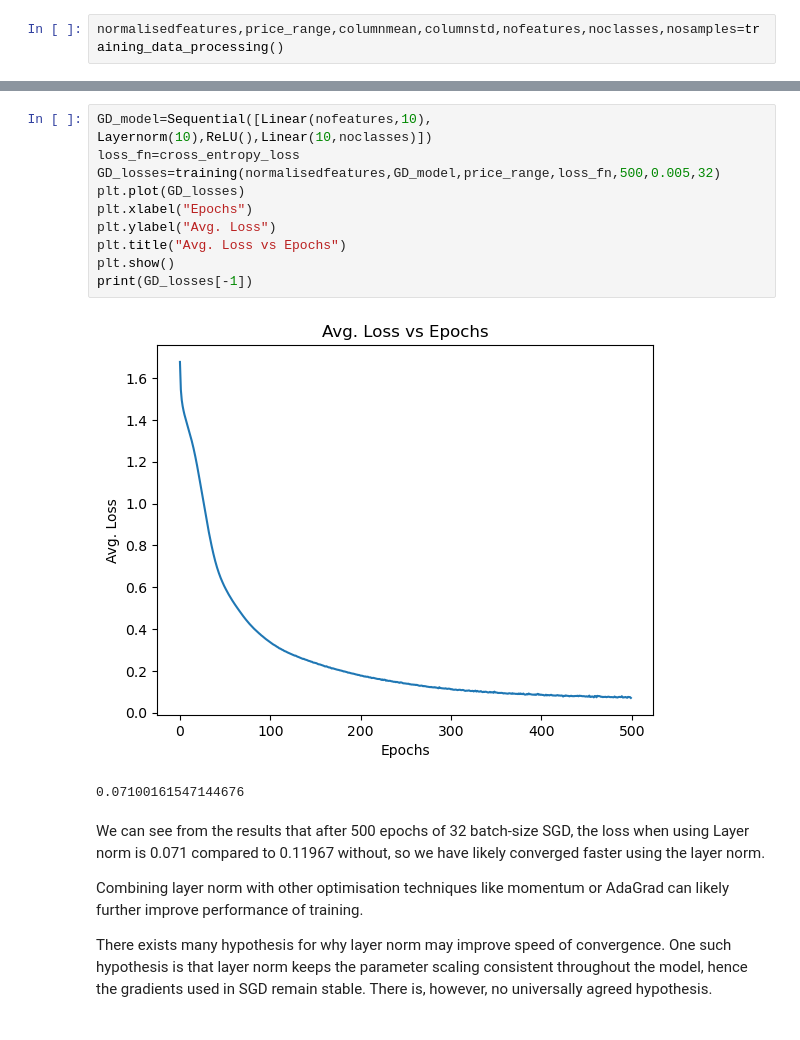
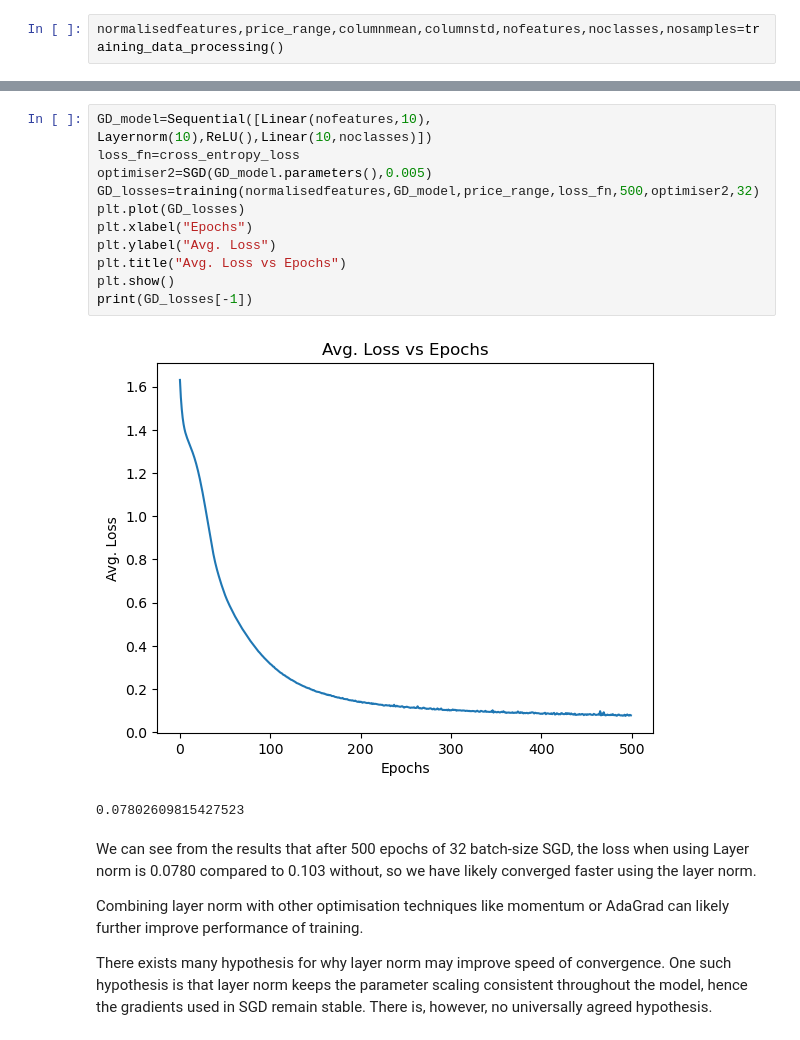
Before and after one commit to leuka-art/Building-up-to-a-transformer, a Jupyter notebook: MLP/Layernorm.ipynb, the cells around one changed output, grey strips where cells are left out. Drawn from its saved outputs; the diff is of its cells as text.

Commit message:
mlp and optimisers

```diff
--- a/MLP/Layernorm.ipynb
+++ b/MLP/Layernorm.ipynb
@@ -38,18 +40,19 @@ print(GD_losses[-1])
 # %%
 GD_model=Sequential([Linear(nofeatures,10), Layernorm(10),ReLU(),Linear(10,noclasses)])
 loss_fn=cross_entropy_loss
-GD_losses=training(normalisedfeatures,GD_model,price_range,loss_fn,500,0.005,32)
+optimiser2=SGD(GD_model.parameters(),0.005)
+GD_losses=training(normalisedfeatures,GD_model,price_range,loss_fn,500,optimiser2,32)
 plt.plot(GD_losses)
 plt.xlabel("Epochs")
 plt.ylabel("Avg. Loss")
 plt.title("Avg. Loss vs Epochs")
 plt.show()
 print(GD_losses[-1])
 # %% [output]
-[figure, old version]
+[figure, new version]
-0.07100161547144676
+0.07802609815427523
 # %% [markdown]
-We can see from the results that after 500 epochs of 32 batch-size SGD, the loss when using Layer norm is 0.071 compared to 0.11967 without, so we have likely converged faster using the layer norm.
+We can see from the results that after 500 epochs of 32 batch-size SGD, the loss when using Layer norm is 0.0780 compared to 0.103 without, so we have likely converged faster using the layer norm.
 
 Combining layer norm with other optimisation techniques like momentum or AdaGrad can likely further improve performance of training.
 
```
Also changed, not shown: parts of 2 cells of this notebook, 4 other files.
